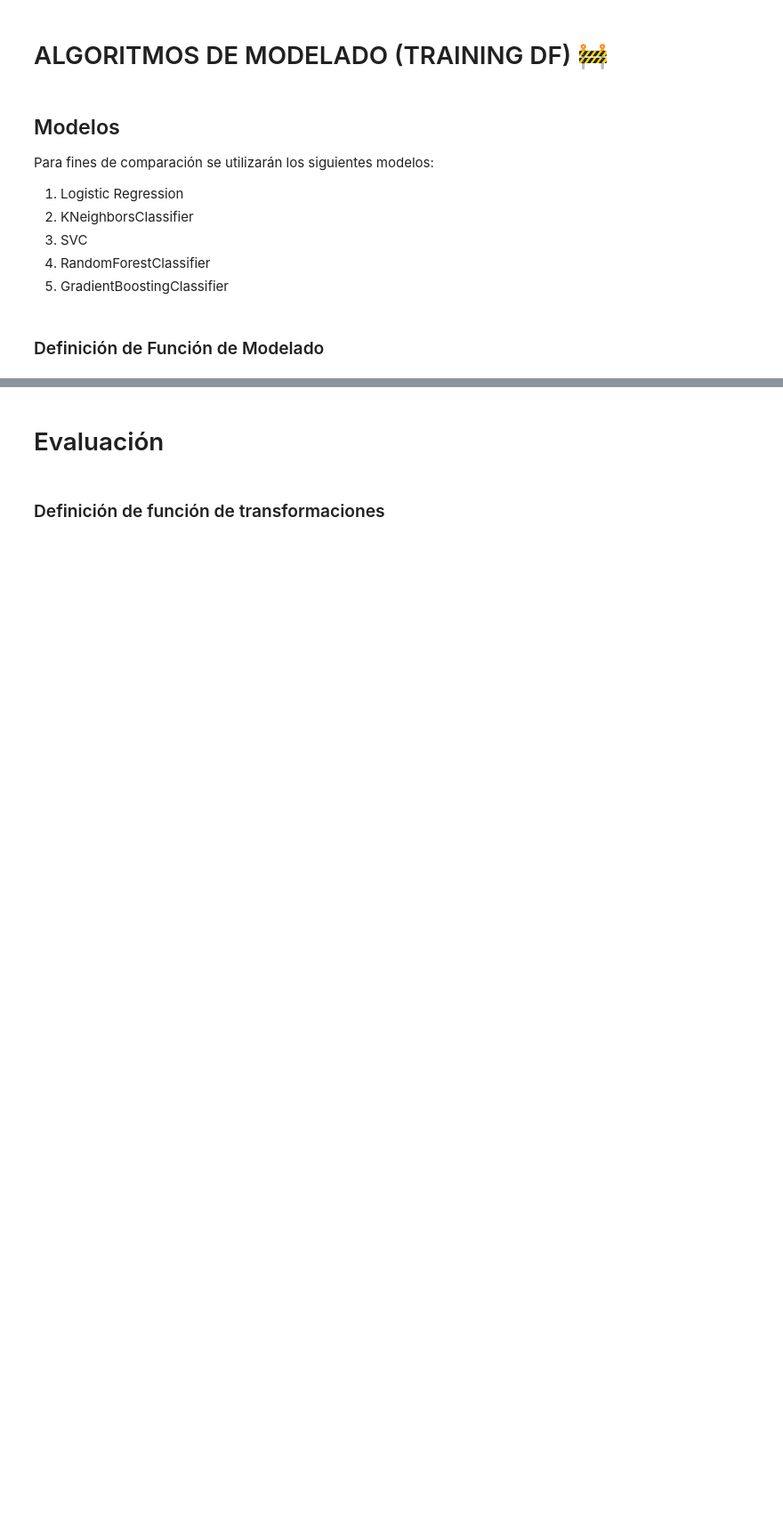
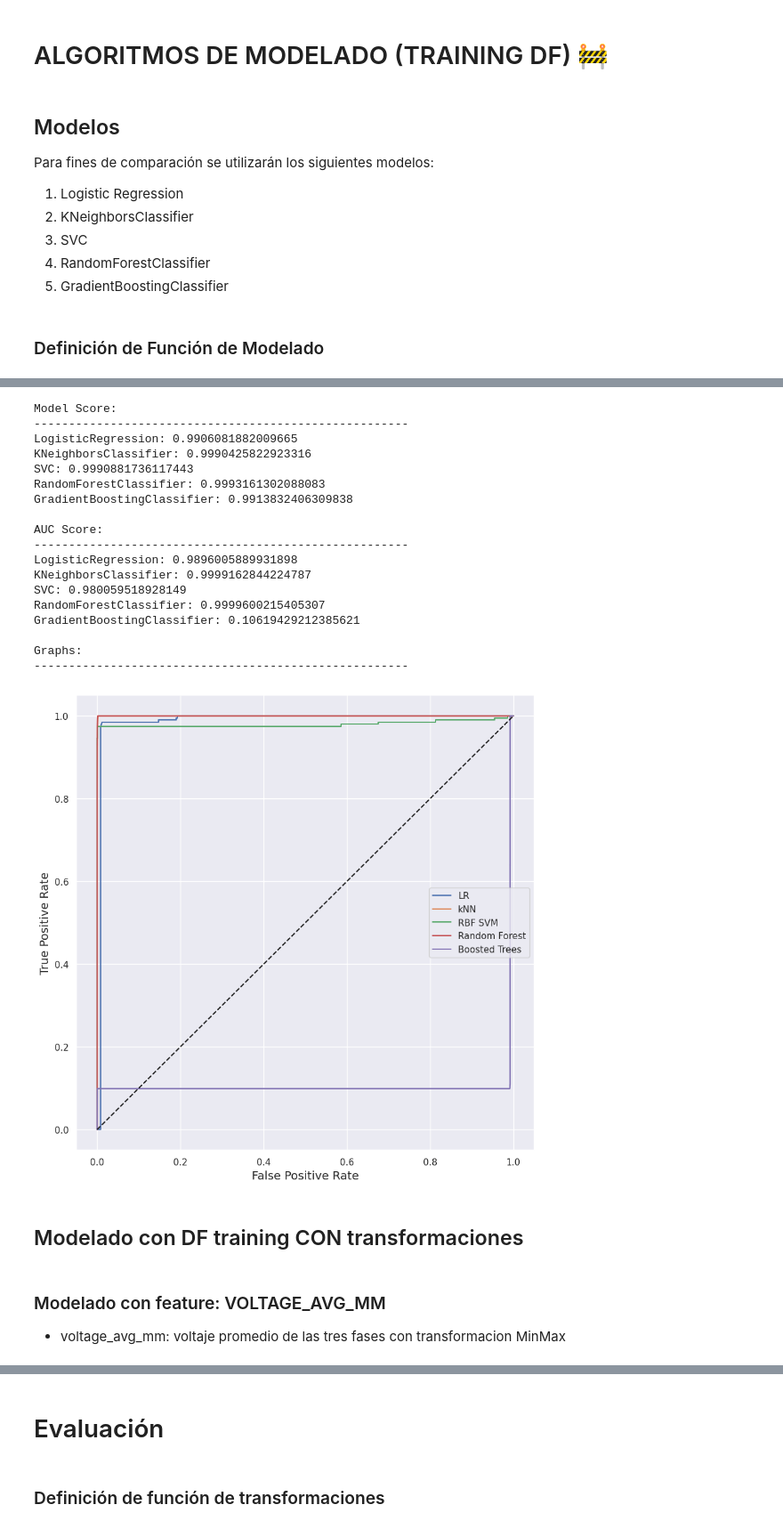
Before and after one commit to FEATURE-ENGINEERING-G3/PROYECTO, a Jupyter notebook: PROYECTO_FASE3.ipynb, the cells around one changed output, grey strips where cells are left out. Shown at 89% size. Cells and saved outputs as stored; diff of their text form; code cells hidden in the pictures; blank space fills up the shorter version.

```diff
--- a/PROYECTO_FASE3.ipynb
+++ b/PROYECTO_FASE3.ipynb
@@ -1179,0 +1224,32 @@ Text(0.04, 0.5, 'True Positive Rate')
+# %%
+data=frj1n_train[['current_avg']]
+labels=frj1n_train['commute']
+# %%
+modelado(data,labels)
+# %% [output]
+Model Score:
+------------------------------------------------------
+LogisticRegression: 0.9906081882009665
+KNeighborsClassifier: 0.9990425822923316
+SVC: 0.9990881736117443
+RandomForestClassifier: 0.9993161302088083
+GradientBoostingClassifier: 0.9913832406309838
+
+AUC Score:
+------------------------------------------------------
+LogisticRegression: 0.9896005889931898
+KNeighborsClassifier: 0.9999162844224787
+SVC: 0.980059518928149
+RandomForestClassifier: 0.9999600215405307
+GradientBoostingClassifier: 0.10619429212385621
+
+Graphs:
+------------------------------------------------------
+[figure, added]
+# %% [markdown]
+## Modelado con DF training CON transformaciones
+# %% [markdown]
+### Modelado con feature: VOLTAGE_AVG_MM
+
+
+*   voltage_avg_mm: voltaje promedio de las tres fases con transformacion MinMax
```
Also changed, not shown: parts of 75 cells of this notebook.
